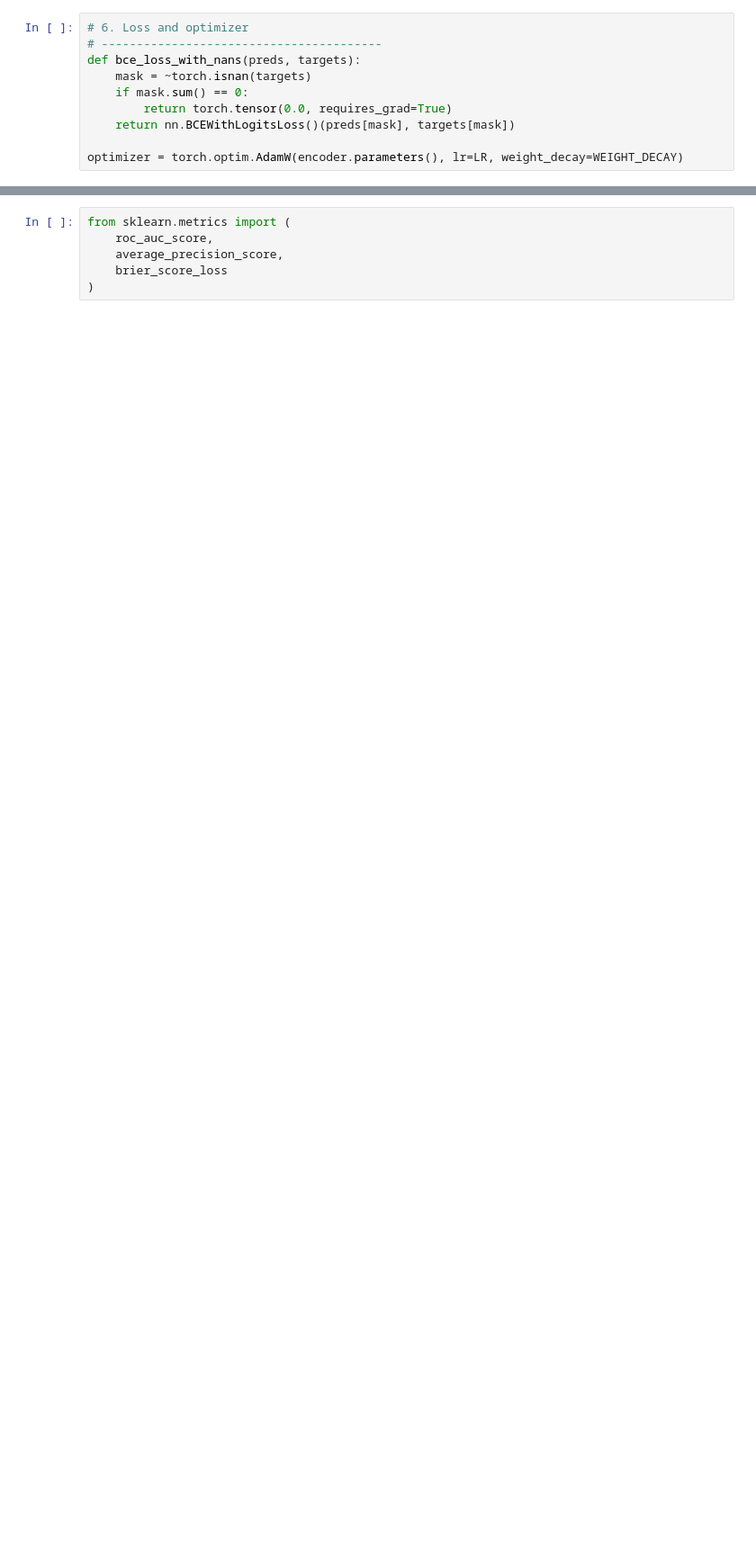
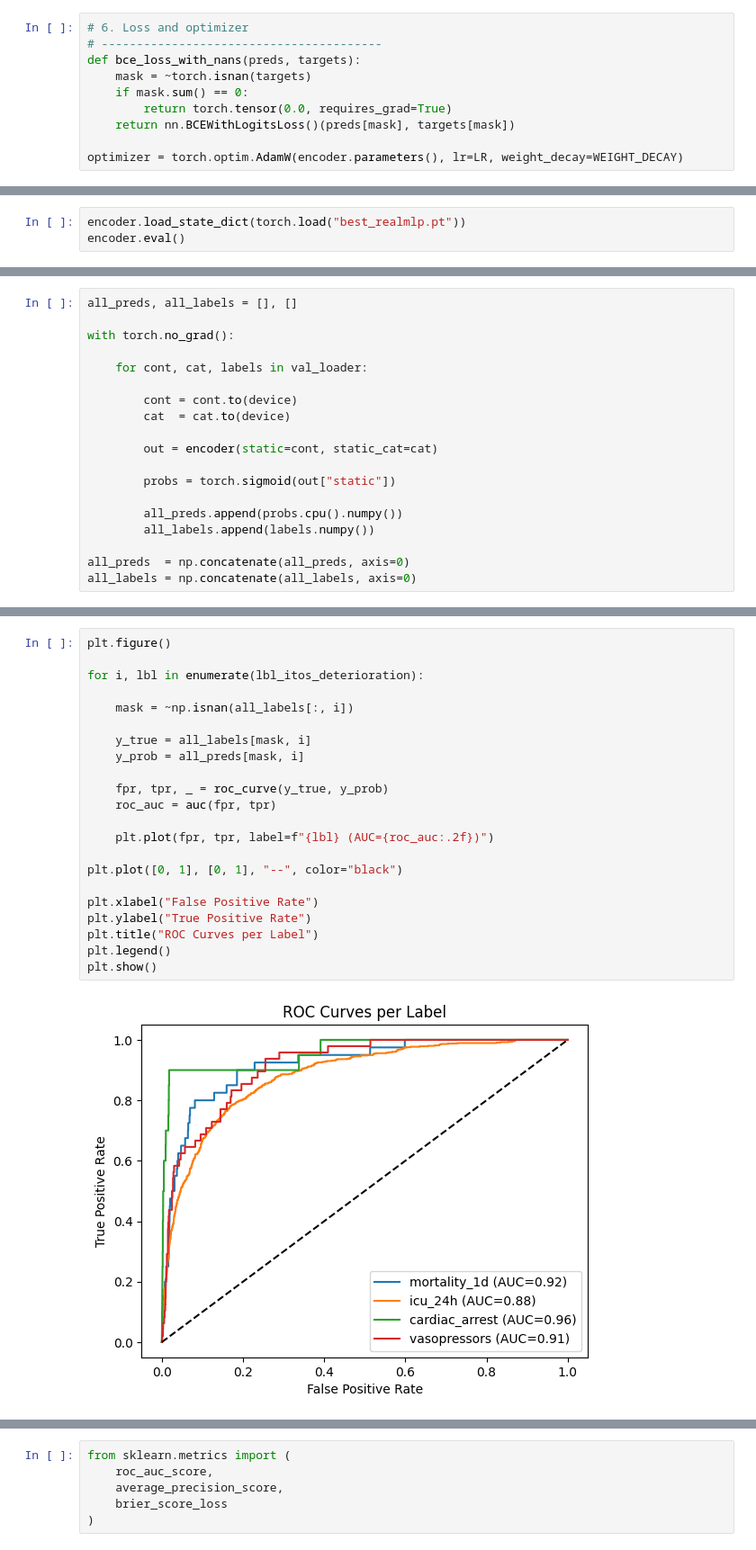
Before and after one commit to cookiehyun/Q-Model, a Jupyter notebook: Medical_DA_in_DL.ipynb, the cells around one changed output, grey strips where cells are left out. Shown at 90% size. Drawn from its saved outputs; the diff is of its cells as text; blank space fills up the shorter version.

```diff
--- a/Medical_DA_in_DL.ipynb
+++ b/Medical_DA_in_DL.ipynb
@@ -214,0 +352,3 @@ print(f"\nBest validation AUROC: {best_val_auroc:.4f} at epoch {best_epoch}")
+# %%
+encoder.load_state_dict(torch.load("best_realmlp.pt"))
+encoder.eval()
@@ -214,0 +373,19 @@ print(f"\nBest validation AUROC: {best_val_auroc:.4f} at epoch {best_epoch}")
+# %%
+all_preds, all_labels = [], []
+
+with torch.no_grad():
+
+    for cont, cat, labels in val_loader:
+
+        cont = cont.to(device)
+        cat  = cat.to(device)
+
+        out = encoder(static=cont, static_cat=cat)
+
+        probs = torch.sigmoid(out["static"])
+
+        all_preds.append(probs.cpu().numpy())
+        all_labels.append(labels.numpy())
+
+all_preds  = np.concatenate(all_preds, axis=0)
+all_labels = np.concatenate(all_labels, axis=0)
@@ -214,0 +444,24 @@ print(f"\nBest validation AUROC: {best_val_auroc:.4f} at epoch {best_epoch}")
+# %%
+plt.figure()
+
+for i, lbl in enumerate(lbl_itos_deterioration):
+
+    mask = ~np.isnan(all_labels[:, i])
+
+    y_true = all_labels[mask, i]
+    y_prob = all_preds[mask, i]
+
+    fpr, tpr, _ = roc_curve(y_true, y_prob)
+    roc_auc = auc(fpr, tpr)
+
+    plt.plot(fpr, tpr, label=f"{lbl} (AUC={roc_auc:.2f})")
+
+plt.plot([0, 1], [0, 1], "--", color="black")
+
+plt.xlabel("False Positive Rate")
+plt.ylabel("True Positive Rate")
+plt.title("ROC Curves per Label")
+plt.legend()
+plt.show()
+# %% [output]
+[figure, added]
```
Also changed, not shown: parts of 18 cells of this notebook, 9 other files.
